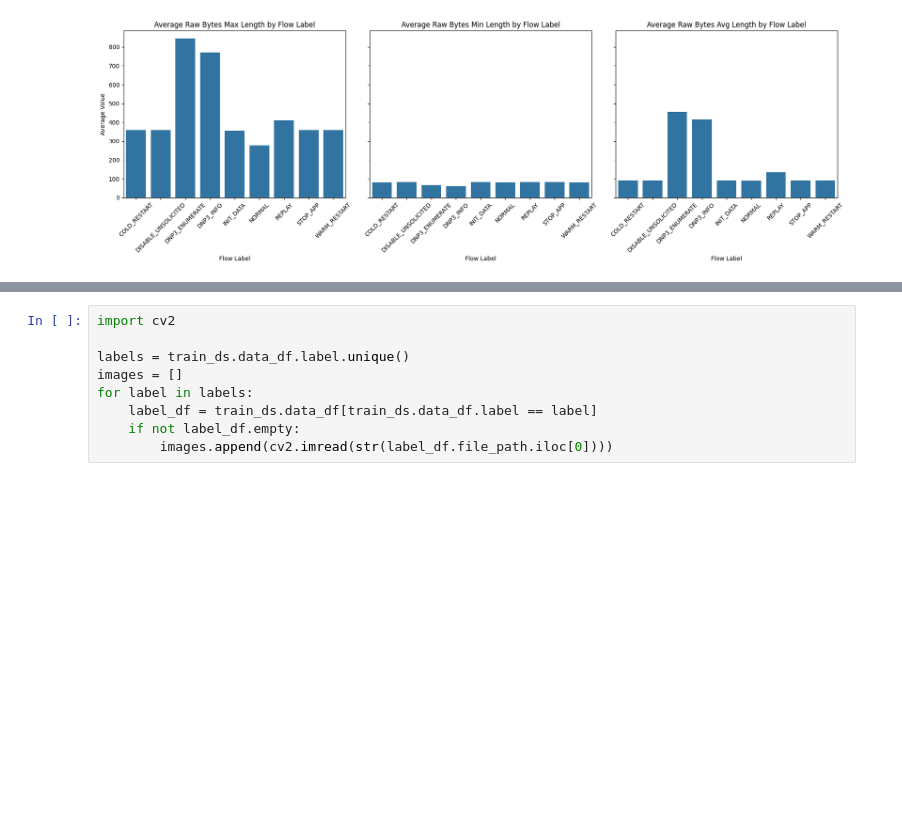
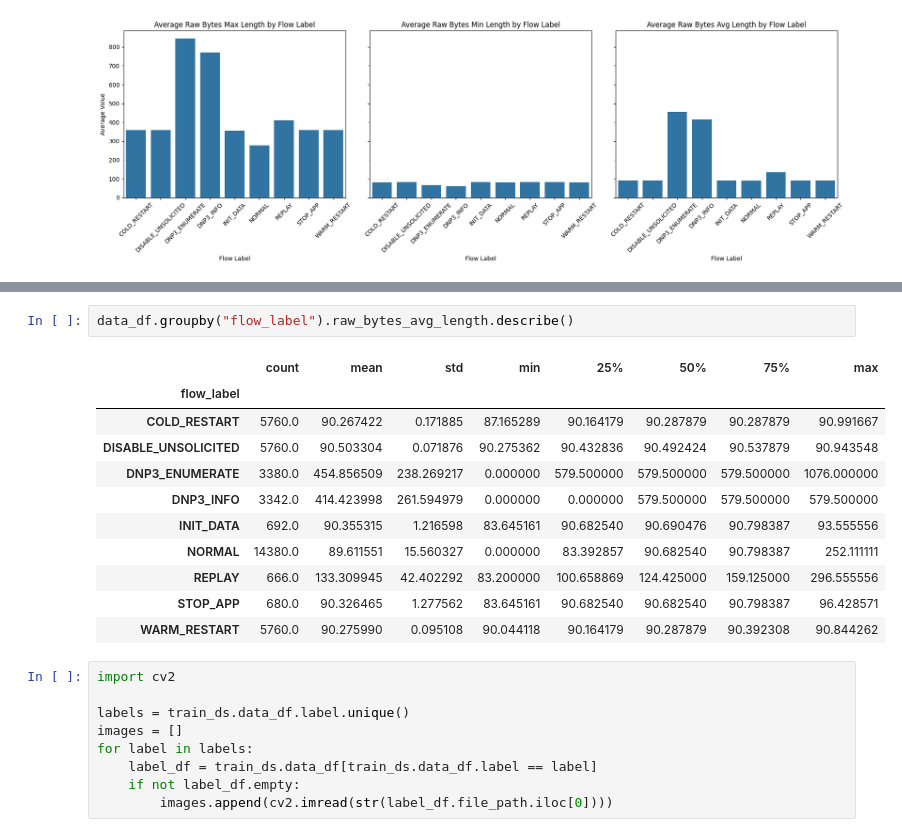
Before and after one commit to cs7org/i7-IDS, a Jupyter notebook: notebooks/pcap_analysis_dnp3.ipynb, the cells around one changed output, grey strips where cells are left out. Saved outputs shown, nothing was run; the diff lists cells and outputs as text; blank space fills up the shorter version.

```diff
--- a/notebooks/pcap_analysis_dnp3.ipynb
+++ b/notebooks/pcap_analysis_dnp3.ipynb
@@ -565,3 +577,17 @@ plt.show()
+# %%
+data_df.groupby("flow_label").raw_bytes_avg_length.describe()
+# %% [output]
+|  | count | mean | std | min | 25% | 50% | 75% | max |
+| flow_label |  |  |  |  |  |  |  |  |
+| COLD_RESTART | 5760.0 | 90.267422 | 0.171885 | 87.165289 | 90.164179 | 90.287879 | 90.287879 | 90.991667 |
+| DISABLE_UNSOLICITED | 5760.0 | 90.503304 | 0.071876 | 90.275362 | 90.432836 | 90.492424 | 90.537879 | 90.943548 |
+| DNP3_ENUMERATE | 3380.0 | 454.856509 | 238.269217 | 0.000000 | 579.500000 | 579.500000 | 579.500000 | 1076.000000 |
+| DNP3_INFO | 3342.0 | 414.423998 | 261.594979 | 0.000000 | 0.000000 | 579.500000 | 579.500000 | 579.500000 |
+| INIT_DATA | 692.0 | 90.355315 | 1.216598 | 83.645161 | 90.682540 | 90.690476 | 90.798387 | 93.555556 |
+| NORMAL | 14380.0 | 89.611551 | 15.560327 | 0.000000 | 83.392857 | 90.682540 | 90.798387 | 252.111111 |
+| REPLAY | 666.0 | 133.309945 | 42.402292 | 83.200000 | 100.658869 | 124.425000 | 159.125000 | 296.555556 |
+| STOP_APP | 680.0 | 90.326465 | 1.277562 | 83.645161 | 90.682540 | 90.682540 | 90.798387 | 96.428571 |
+| WARM_RESTART | 5760.0 | 90.275990 | 0.095108 | 90.044118 | 90.164179 | 90.287879 | 90.392308 | 90.844262 |
 # %%
 import cv2
 
```
Also changed, not shown: parts of 6 cells of this notebook, 5 other files.
